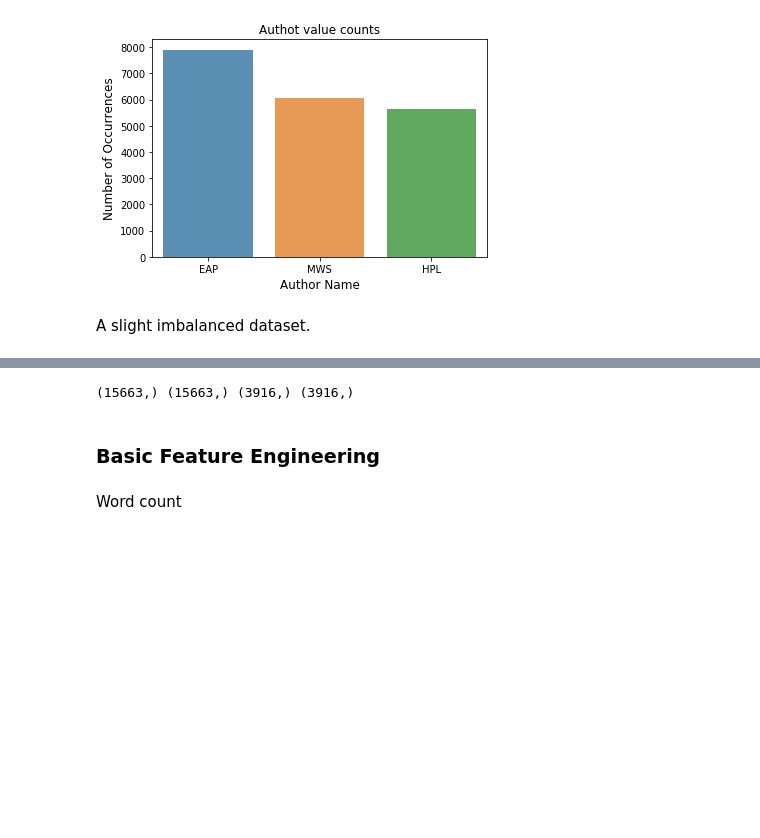
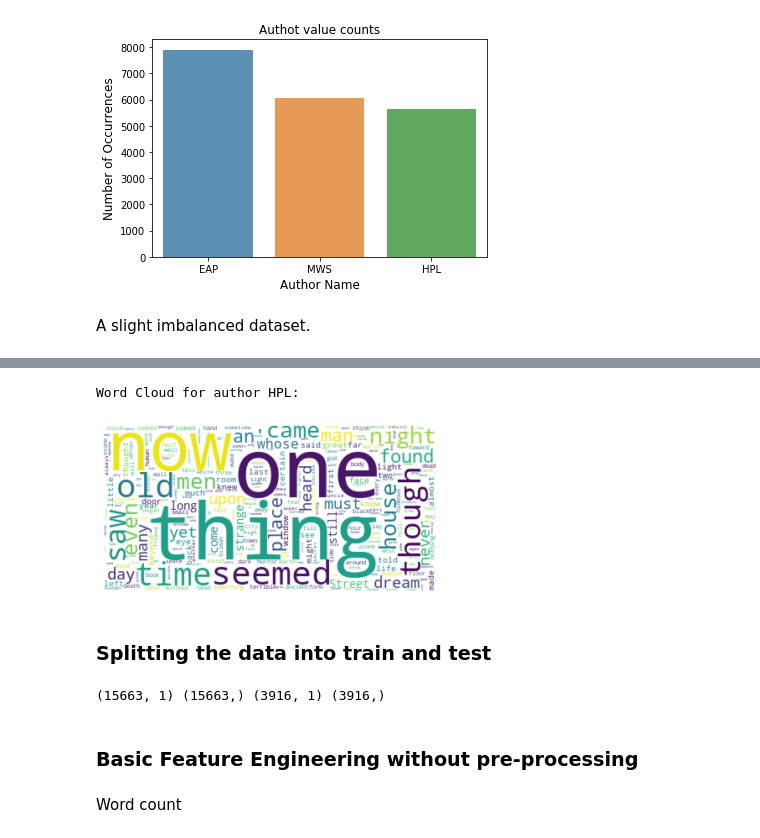
Before and after one commit to nitishmalagi/Spooky-Author-Identification, a Jupyter notebook: Spooky Author Identification.ipynb, the cells around one changed output, grey strips where cells are left out. Saved outputs shown, nothing was run; the diff lists cells and outputs as text; code cells hidden in the pictures; blank space fills up the shorter version.

```diff
--- a/Spooky Author Identification.ipynb
+++ b/Spooky Author Identification.ipynb
@@ -45,2 +82,21 @@ A slight imbalanced dataset.
+# %%
+text_HPL = ''
+for i in df[df['author']== 'HPL']['text']:
+    i = str(i)
+    tokens = i.split()
+    for words in tokens:
+        text_HPL = text_HPL + words + ' '
+
+wc = WordCloud(background_color="white", max_words=len(text_HPL))
+wc.generate(text_HPL)
+print ("Word Cloud for author HPL:")
+plt.imshow(wc, interpolation='bilinear')
+plt.axis("off")
+plt.show()
+# %% [output]
+Word Cloud for author HPL:
+[figure, added]
+# %% [markdown]
+### Splitting the data into train and test
 # %%
 lbl_enc = preprocessing.LabelEncoder()
@@ -48,13 +105,16 @@ y = lbl_enc.fit_transform(train_df.author.values)
 # %%
-x_train, x_valid, y_train, y_valid = train_test_split(train_df['text'], y,
-                                                      test_size=0.2,
-                                                      stratify=y,
-                                                      random_state=123)
-print(x_train.shape, y_train.shape, x_valid.shape, y_valid.shape)
+x_train, x_test, y_train, y_test = train_test_split(x, y,
+                                                      test_size = 0.2,
+                                                      stratify = y,
+                                                      random_state = 123)
+x_train = x_train.drop(['id'], axis = 1)
+x_test = x_test.drop(['id'], axis = 1)
+
+print(x_train.shape, y_train.shape, x_test.shape, y_test.shape)
 # %% [output]
-(15663,) (15663,) (3916,) (3916,)
+(15663, 1) (15663,) (3916, 1) (3916,)
 # %% [markdown]
-### Basic Feature Engineering
+### Basic Feature Engineering without pre-processing
 # %% [markdown]
 Word count
 # %%
```
Also changed, not shown: parts of 24 cells of this notebook.
